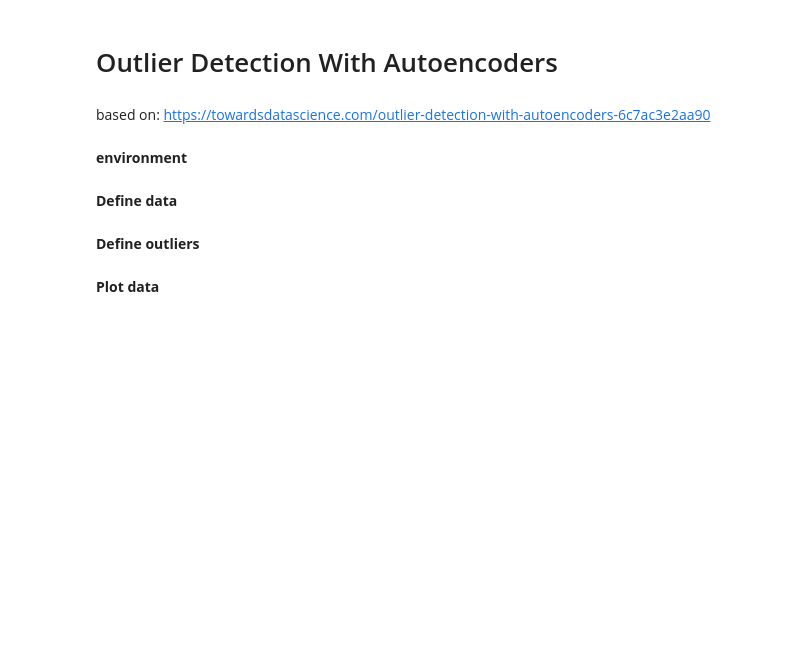
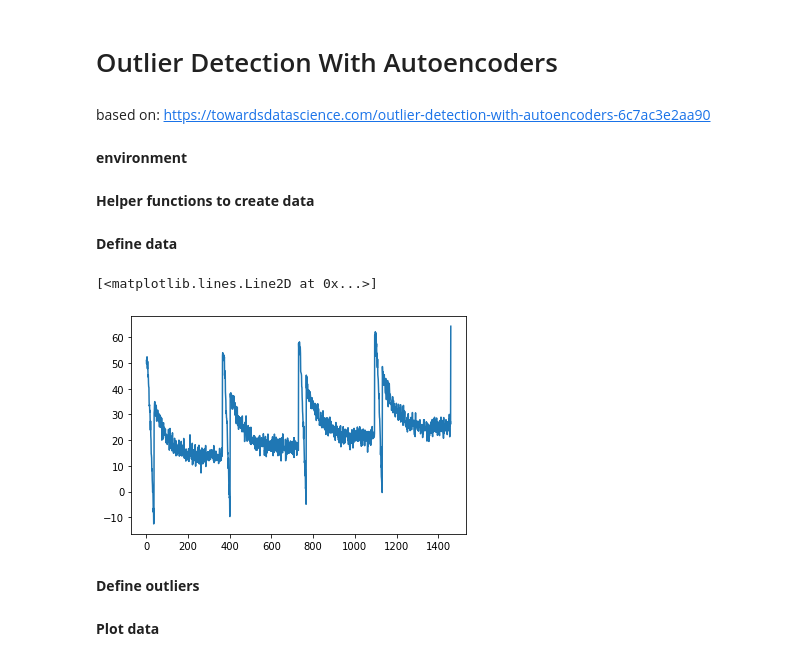
Before and after one commit to Dr-viddi/machine_learning, a Jupyter notebook: outlier_detection_time_series_with_autoencoder_tensorflow.ipynb, the cells around one changed output. Cells and saved outputs as stored; diff of their text form; code cells hidden in the pictures; blank space fills up the shorter version.

```diff
--- a/outlier_detection_time_series_with_autoencoder_tensorflow.ipynb
+++ b/outlier_detection_time_series_with_autoencoder_tensorflow.ipynb
@@ -10,3 +10,5 @@ import tensorflow.keras.layers as layers
 import pandas as pd
 import numpy as np
 import matplotlib.pyplot as plt
+# %% [markdown]
+<b> Helper functions to create data
@@ -48,3 +35,19 @@ plt.plot(TIME, SERIES)
+# %%
+y_intercept = 10
+slope = 0.01
+amplitude = 40
+noise_level = 2
+
+time = np.arange(4 * 365 + 1, dtype="float32")
+
+series = trend(time, slope) + y_intercept
+series += seasonality(time, period=365, amplitude=amplitude)
+series += noise(time, noise_level, seed=42)
+
+plt.plot(time, series)
+# %% [output]
+[<matplotlib.lines.Line2D at 0x...>]
+[figure, added]
 # %% [markdown]
 <b> Define outliers
 # %%
```
Also changed, not shown: parts of 15 cells of this notebook.
